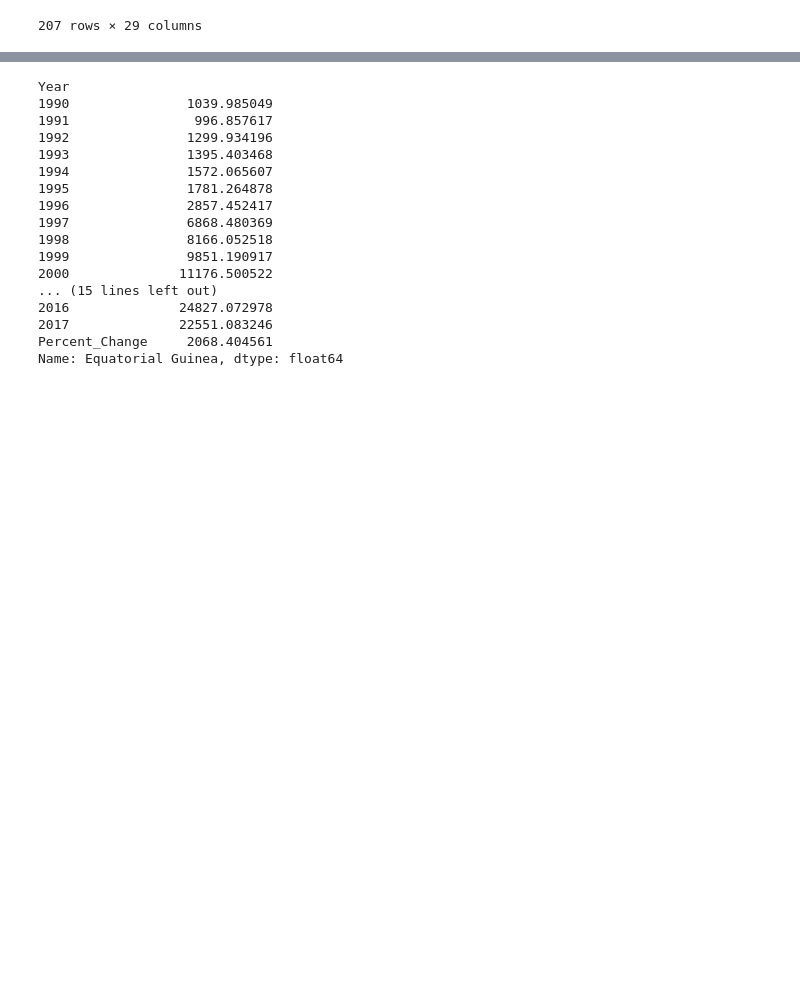
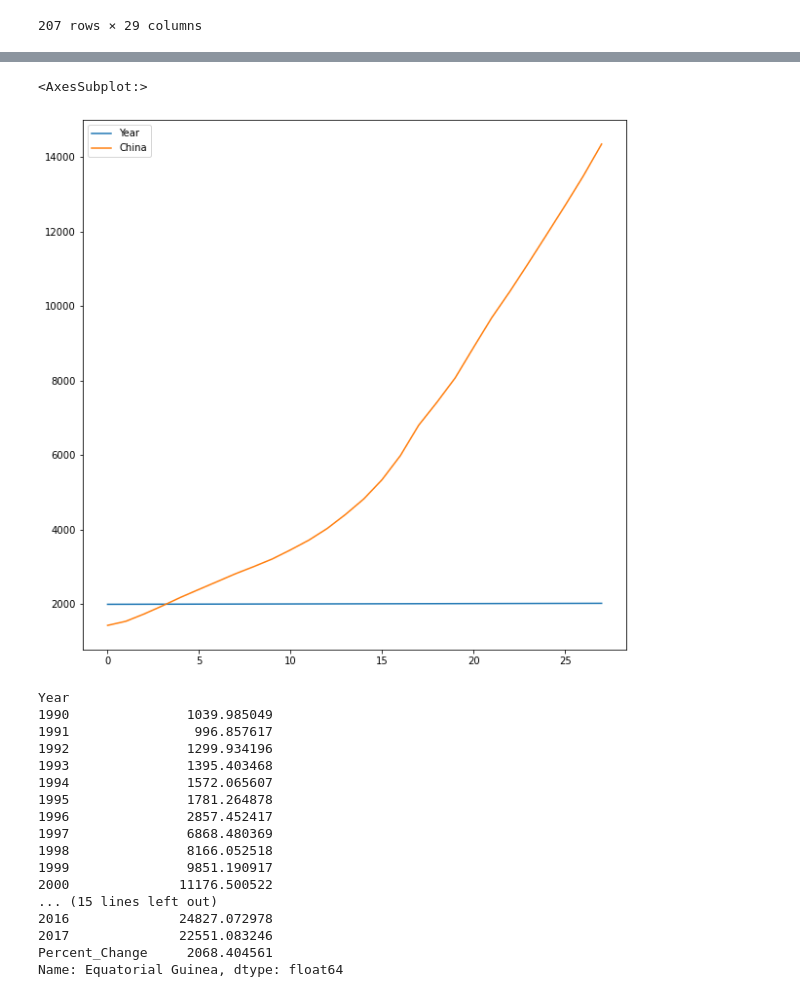
Before and after one commit to nss-data-science-cohort-6/un_data_question-AjayNSS, a Jupyter notebook: notebooks/UN_Data_Exploration.ipynb, the cells around one changed output, grey strips where cells are left out. Saved outputs shown, nothing was run; the diff lists cells and outputs as text; code cells hidden in the pictures; blank space fills up the shorter version.

```diff
--- a/notebooks/UN_Data_Exploration.ipynb
+++ b/notebooks/UN_Data_Exploration.ipynb
@@ -430,10 +467,14 @@ gdp_EqGuinea.to_frame()
 # %%
 # 16 C Create another showing the country with the second highest % change in GDP.
+# China
 
-
-#(gdp_pivoted.loc[('China')]).drop("Value Footnotes", inplace=True) #.plot(kind = 'line')
-
-
-# D How do the trends in these countries compare?
-# E **Bonus:** Put both line charts on the same plot
+gdp_China = gdp_pivoted.loc[('China')]
+gdp_China = gdp_China.to_frame()
+gdp_China= gdp_China.reset_index()
+gdp_China
+gdp_China = gdp_China.drop(28)
+gdp_China.plot(kind = 'line', figsize=(10, 10))
+# %% [output]
+<AxesSubplot:>
+[figure, added]
 # %%
```
Also changed, not shown: parts of 3 cells of this notebook.
